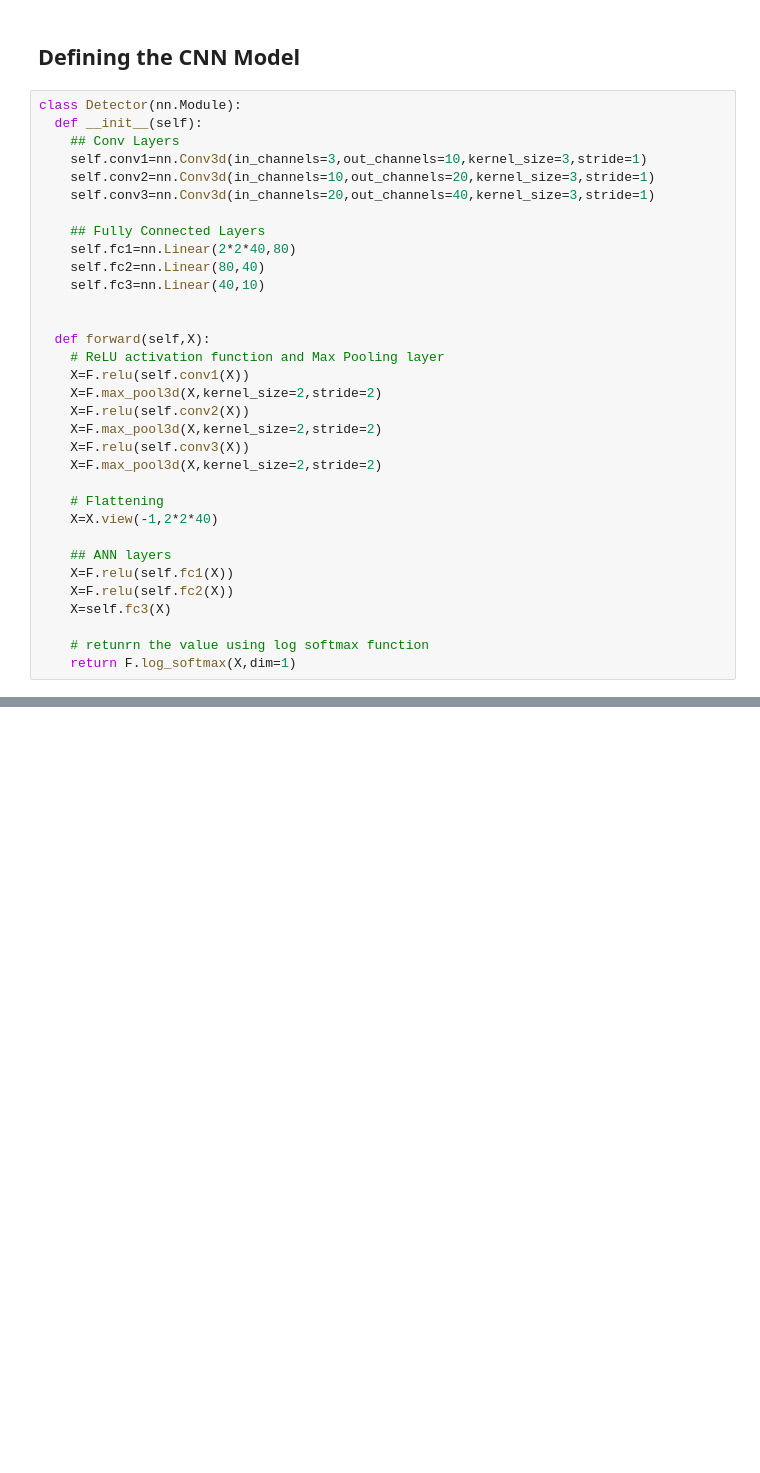
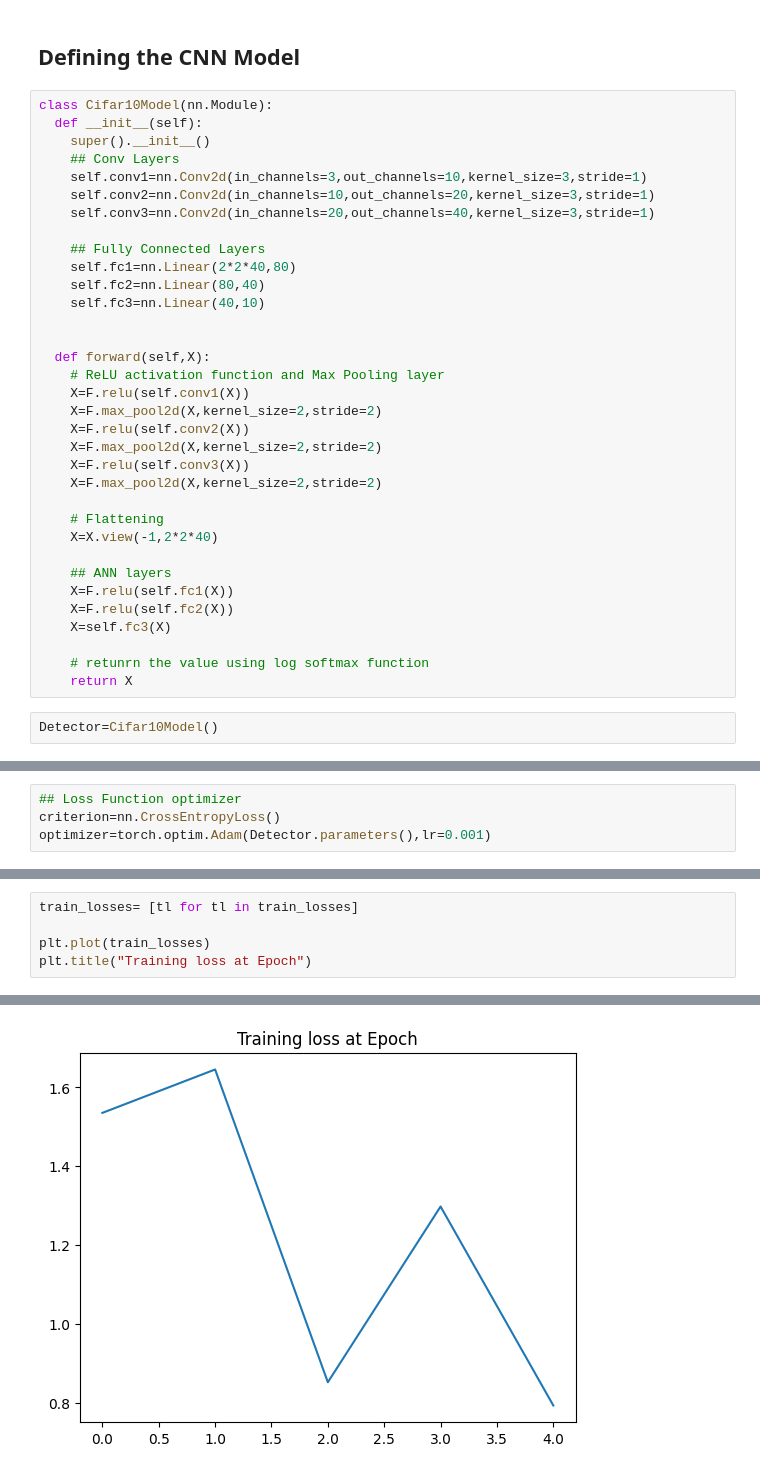
Before and after one commit to gautam-pai/PyTorch-Learning, a Jupyter notebook: CIFAR10_datasets.ipynb, the cells around one changed output, grey strips where cells are left out. Saved outputs shown, nothing was run; the diff lists cells and outputs as text; blank space fills up the shorter version.

```diff
--- a/CIFAR10_datasets.ipynb
+++ b/CIFAR10_datasets.ipynb
@@ -99,12 +98,13 @@ test_loader=DataLoader(test_data,batch_size=10, shuffle=False)
 # %% [markdown]
 ## Defining the CNN Model
 # %%
-class Detector(nn.Module):
+class Cifar10Model(nn.Module):
   def __init__(self):
+    super().__init__()
     ## Conv Layers
-    self.conv1=nn.Conv3d(in_channels=3,out_channels=10,kernel_size=3,stride=1)
-    self.conv2=nn.Conv3d(in_channels=10,out_channels=20,kernel_size=3,stride=1)
-    self.conv3=nn.Conv3d(in_channels=20,out_channels=40,kernel_size=3,stride=1)
+    self.conv1=nn.Conv2d(in_channels=3,out_channels=10,kernel_size=3,stride=1)
+    self.conv2=nn.Conv2d(in_channels=10,out_channels=20,kernel_size=3,stride=1)
+    self.conv3=nn.Conv2d(in_channels=20,out_channels=40,kernel_size=3,stride=1)
 
     ## Fully Connected Layers
     self.fc1=nn.Linear(2*2*40,80)
@@ -115,11 +115,11 @@ class Detector(nn.Module):
   def forward(self,X):
     # ReLU activation function and Max Pooling layer
     X=F.relu(self.conv1(X))
-    X=F.max_pool3d(X,kernel_size=2,stride=2)
+    X=F.max_pool2d(X,kernel_size=2,stride=2)
     X=F.relu(self.conv2(X))
-    X=F.max_pool3d(X,kernel_size=2,stride=2)
+    X=F.max_pool2d(X,kernel_size=2,stride=2)
     X=F.relu(self.conv3(X))
-    X=F.max_pool3d(X,kernel_size=2,stride=2)
+    X=F.max_pool2d(X,kernel_size=2,stride=2)
 
     # Flattening
     X=X.view(-1,2*2*40)
@@ -130,4 +130,6 @@ class Detector(nn.Module):
     X=self.fc3(X)
 
     # retunrn the value using log softmax function
-    return F.log_softmax(X,dim=1)
+    return X
+# %%
+Detector=Cifar10Model()
@@ -133,0 +147,4 @@ class Detector(nn.Module):
+# %%
+## Loss Function optimizer
+criterion=nn.CrossEntropyLoss()
+optimizer=torch.optim.Adam(Detector.parameters(),lr=0.001)
@@ -133,0 +224,6 @@ class Detector(nn.Module):
+# %%
+train_losses= [tl for tl in train_losses]
+
+plt.plot(train_losses)
+plt.title("Training loss at Epoch")
+# %% [output]
@@ -133,0 +231 @@ class Detector(nn.Module):
+[figure, added]
```
Also changed, not shown: parts of 16 cells of this notebook.
